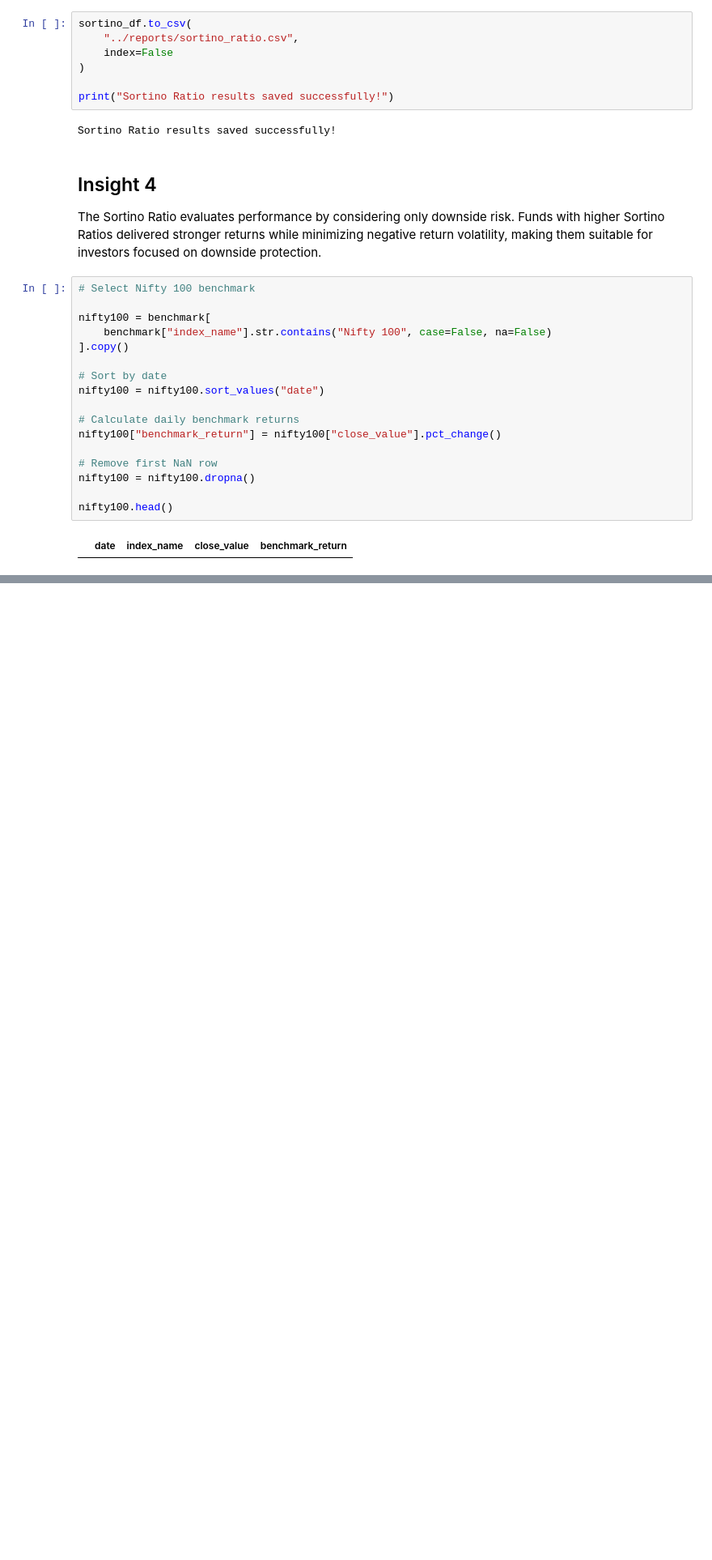
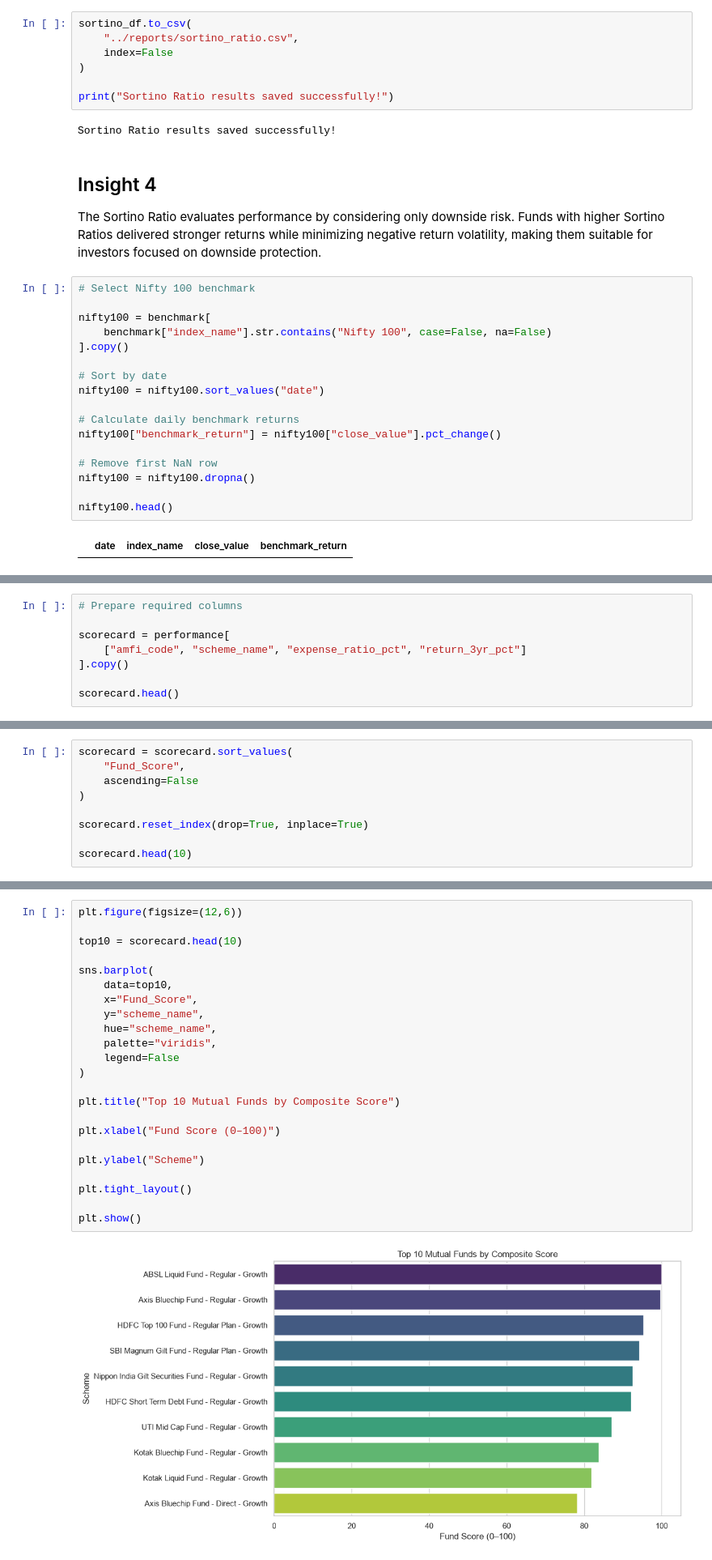
Before and after one commit to laxmanreddysaddi/MutualFundAnalytics, a Jupyter notebook: notebooks/Performance_Analytics.ipynb, the cells around one changed output, grey strips where cells are left out. Shown at 81% size. Drawn from its saved outputs; the diff is of its cells as text; blank space fills up the shorter version.

Commit message:
Day 4: Performance analytics completed

```diff
--- a/notebooks/Performance_Analytics.ipynb
+++ b/notebooks/Performance_Analytics.ipynb
@@ -577,0 +771,8 @@ KeyError: 'amfi_code'
+# %%
+# Prepare required columns
+
+scorecard = performance[
+    ["amfi_code", "scheme_name", "expense_ratio_pct", "return_3yr_pct"]
+].copy()
+
+scorecard.head()
@@ -577,0 +873,9 @@ KeyError: 'amfi_code'
+# %%
+scorecard = scorecard.sort_values(
+    "Fund_Score",
+    ascending=False
+)
+
+scorecard.reset_index(drop=True, inplace=True)
+
+scorecard.head(10)
@@ -577,0 +894,25 @@ KeyError: 'amfi_code'
+# %%
+plt.figure(figsize=(12,6))
+
+top10 = scorecard.head(10)
+
+sns.barplot(
+    data=top10,
+    x="Fund_Score",
+    y="scheme_name",
+    hue="scheme_name",
+    palette="viridis",
+    legend=False
+)
+
+plt.title("Top 10 Mutual Funds by Composite Score")
+
+plt.xlabel("Fund Score (0–100)")
+
+plt.ylabel("Scheme")
+
+plt.tight_layout()
+
+plt.show()
+# %% [output]
+[figure, added]
```
Also changed, not shown: parts of 32 cells of this notebook.
